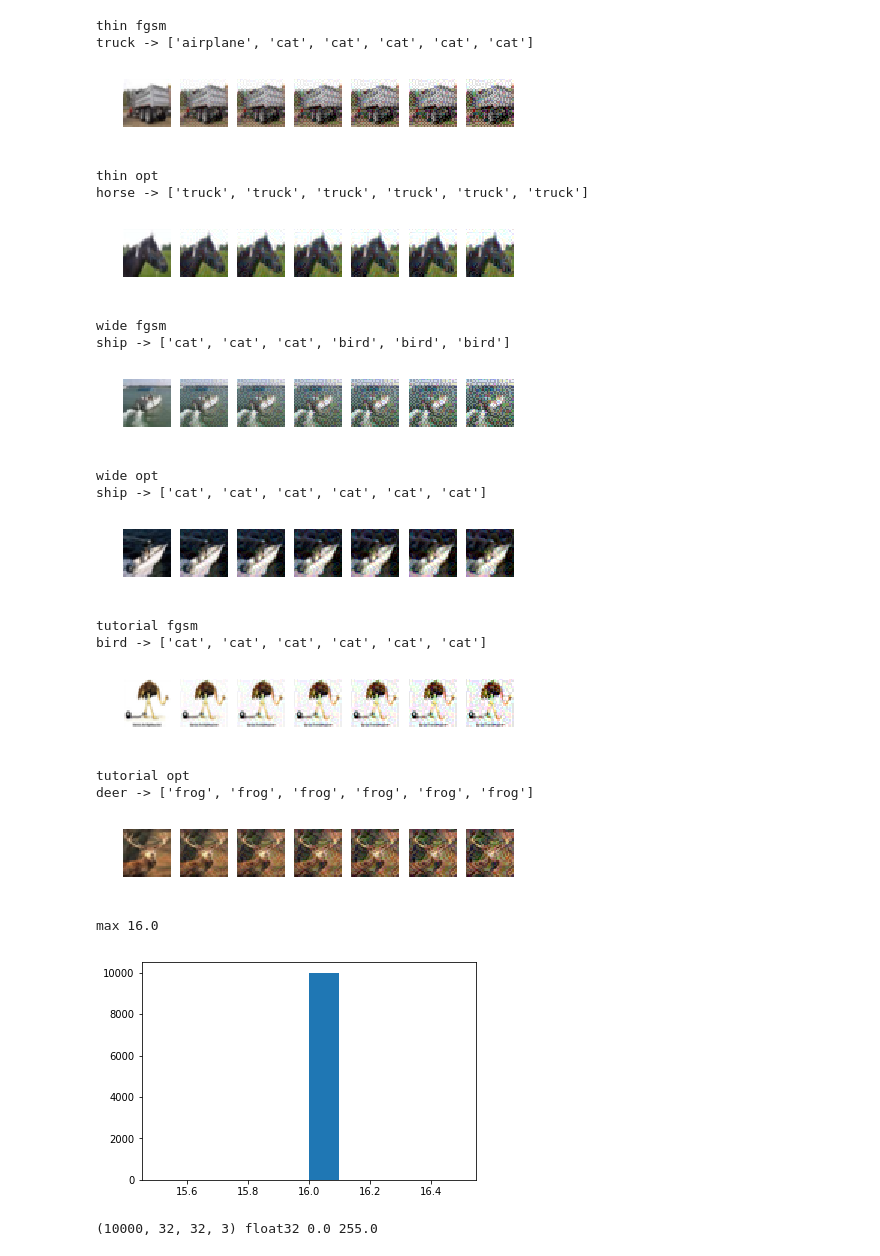
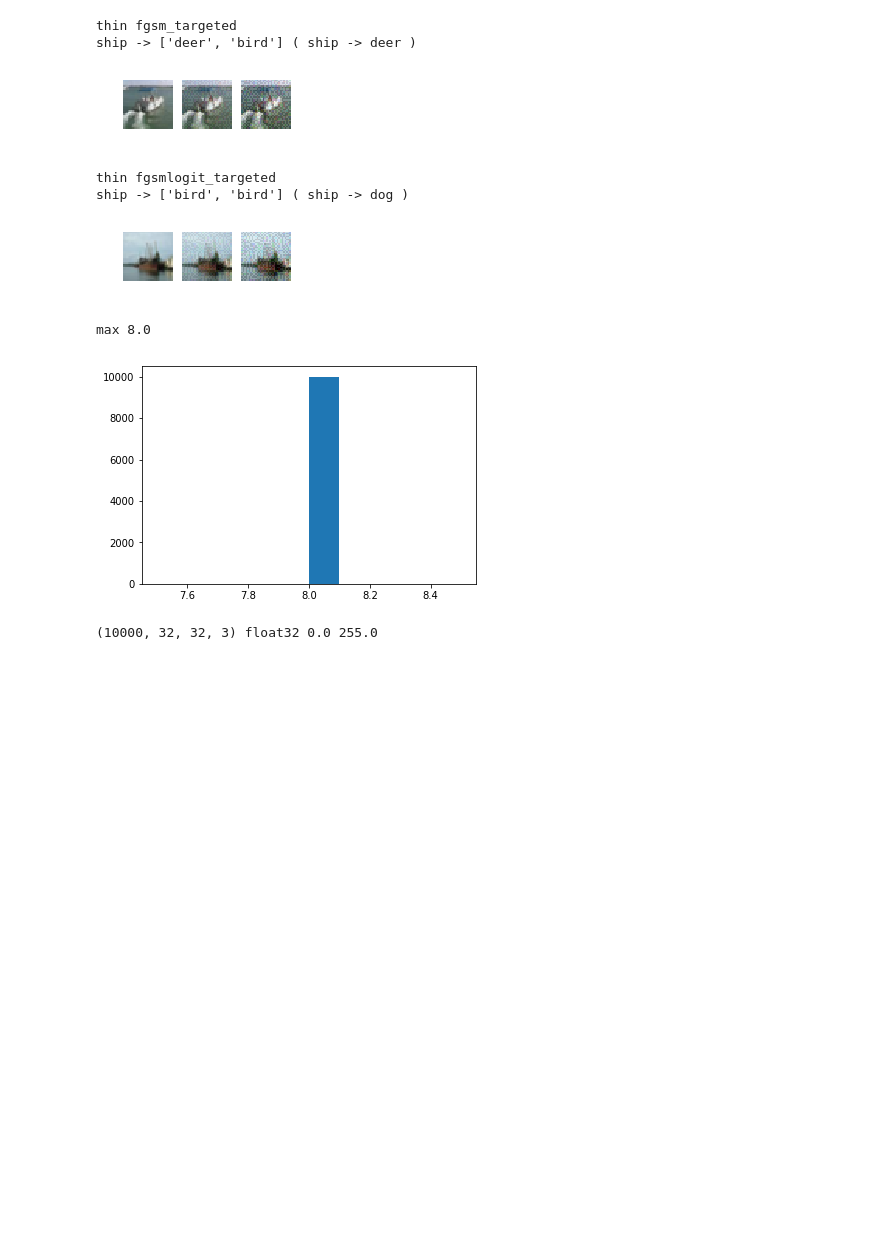
Before and after one commit to sunblaze-ucb/blackbox-attacks, a Jupyter notebook: view_test.ipynb, the cells around one changed output. Cells and saved outputs as stored; diff of their text form; code cells hidden in the pictures; blank space fills up the shorter version.

```diff
--- a/view_test.ipynb
+++ b/view_test.ipynb
@@ -5,66 +5,58 @@ import matplotlib.pyplot as plt
 # %%
 names = ['airplane', 'automobile', 'bird', 'cat', 'deer', 'dog', 'frog', 'horse', 'ship', 'truck']
 # %%
-attacks = ['fgsm', 'opt']
-models = ['thin', 'wide', 'tutorial']
-epsilons = ['8', '12', '16', '20', '24', '28']
+attacks = ['fgsm_targeted', 'fgsmlogit_targeted']
+models = ['thin']
+epsilons = ['8', '16']
 opt_offset = 6705
 gs = matplotlib.gridspec.GridSpec(1, len(epsilons) + 1)
 
 orig_imgs = np.load('test_orig.npy')
 gt = np.argmax(np.load('test_labels.npy'), axis=1)
+targets = np.argmax(np.load('test_random_targets.npy'), axis=1)
 
 for m in models:
     preds_orig = np.load('preds_orig_%s.npy' % m)
     for a in attacks:
         print m, a
         imgs = np.asarray([np.load('test_%s_%s_%s.npy' % (m, a, e)) for e in epsilons])
         preds_adv = np.asarray([np.load('preds_%s_%s_%s_%s.npy' % (m, a, e, m)) for e in epsilons])
         if a == 'opt':
             batch = slice(opt_offset, opt_offset + imgs.shape[1])
             orig_imgs_slice = orig_imgs[batch]
             gt_slice = gt[batch]
+            targets_slice = targets[batch]
             preds_orig_slice = preds_orig[batch]
         else:
             orig_imgs_slice = orig_imgs
             gt_slice = gt
+            targets_slice = targets
             preds_orig_slice = preds_orig
-        success = np.not_equal(preds_adv, preds_orig_slice[None, :])
-        success_any = np.any(success, axis=0)
-        success_any_indices, = np.where(success_any)
-        index = np.random.choice(success_any_indices)
+#         success = np.equal(preds_adv, targets_slice[None, :])
+#         success_any = np.any(success, axis=0)
+#         success_any_indices, = np.where(success_any)
+#         index = np.random.choice(success_any_indices)
+        index = np.random.randint(imgs.shape[1])
 
-        print names[preds_orig_slice[index]], '->', [names[pred] for pred in preds_adv[:, index]]
+        print names[preds_orig_slice[index]], '->', [names[pred] for pred in preds_adv[:, index]], '(', names[gt_slice[index]], '->', names[targets_slice[index]], ')'
         plt.figure(figsize=(len(epsilons) + 1, 1))
         plt.subplot(gs[0, 0])
         plt.imshow(orig_imgs_slice[index] / 255)
         plt.axis('off')
         for i, e in enumerate(imgs[:, index]):
             plt.subplot(gs[0, i + 1])
             plt.imshow(imgs[i, index] / 255)
             plt.axis('off')
         plt.show()
 # %% [output]
-thin fgsm
-truck -> ['airplane', 'cat', 'cat', 'cat', 'cat', 'cat']
+thin fgsm_targeted
+ship -> ['deer', 'bird'] ( ship -> deer )
-[figure, old version]
+[figure, new version]
-thin opt
-horse -> ['truck', 'truck', 'truck', 'truck', 'truck', 'truck']
+thin fgsmlogit_targeted
+ship -> ['bird', 'bird'] ( ship -> dog )
-[figure, old version]
+[figure, new version]
-wide fgsm
-ship -> ['cat', 'cat', 'cat', 'bird', 'bird', 'bird']
-[figure, removed]
-wide opt
-ship -> ['cat', 'cat', 'cat', 'cat', 'cat', 'cat']
-[figure, removed]
-tutorial fgsm
-bird -> ['cat', 'cat', 'cat', 'cat', 'cat', 'cat']
-[figure, removed]
-tutorial opt
-deer -> ['frog', 'frog', 'frog', 'frog', 'frog', 'frog']
-[figure, removed]
 # %%
-adv = np.load('test_thin_fgsm_16.npy')
+adv = np.load('test_thin_fgsm_targeted_8.npy')
 # offset = 6705
 # count = len(adv)
 # orig_slice = np.load('test_orig.npy')[offset:offset+count]
@@ -74,8 +66,8 @@ print 'max', np.max(li)
 plt.hist(li)
 plt.show()
 # %% [output]
-max 16.0
+max 8.0
-[figure, old version]
+[figure, new version]
 # %%
 print adv.shape, adv.dtype, np.min(adv), np.max(adv)
 index = 6711
```
Also changed, not shown: 13 other files.
